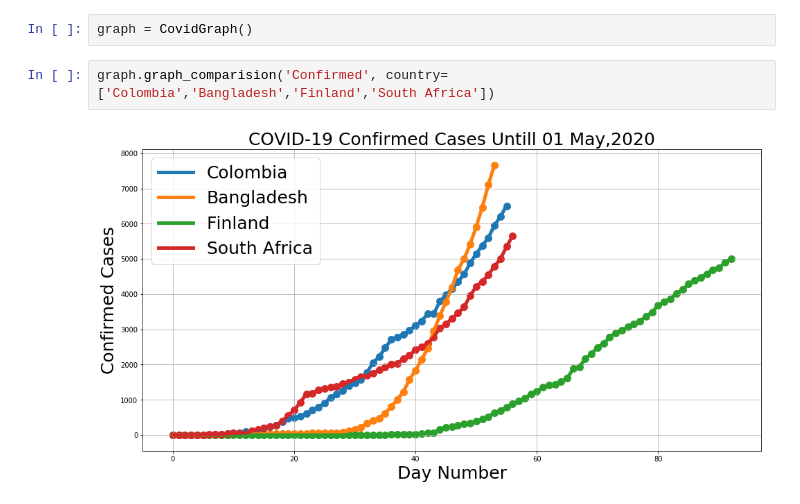
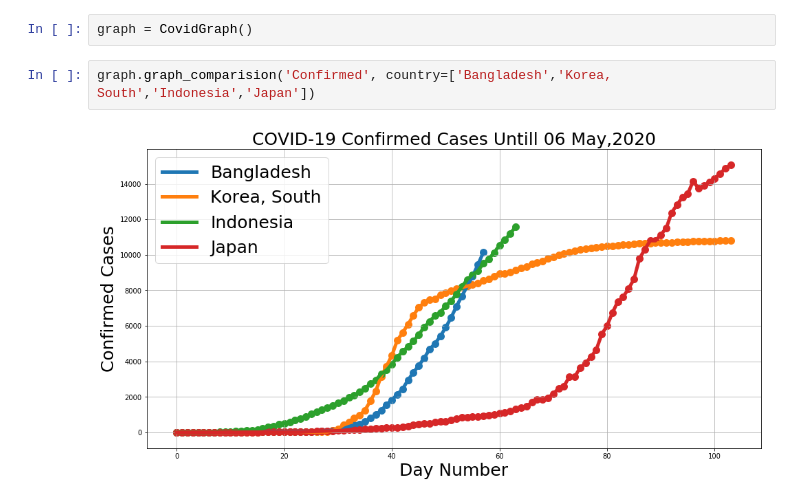
Before and after one commit to Mazhar004/python-data-visualization, a Jupyter notebook: Corona Affected Country/Graph.ipynb, the cells around one changed output. Drawn from its saved outputs; the diff is of its cells as text.

Commit message:
1. Update COVID-19 data 2. Change countries name for comparision purposes

```diff
--- a/Corona Affected Country/Graph.ipynb
+++ b/Corona Affected Country/Graph.ipynb
@@ -86,9 +86,9 @@ class CovidGraph():
 # %%
 graph = CovidGraph()
 # %%
-graph.graph_comparision('Confirmed', country=['Colombia','Bangladesh','Finland','South Africa'])
+graph.graph_comparision('Confirmed', country=['Bangladesh','Korea, South','Indonesia','Japan'])
 # %% [output]
-[figure, old version]
+[figure, new version]
 # %%
 graph.graph_comparision('Death', country=['Italy','France','Spain', 'US'])
 # %% [output]
```
Also changed, not shown: parts of 2 cells of this notebook, 14 other files.
